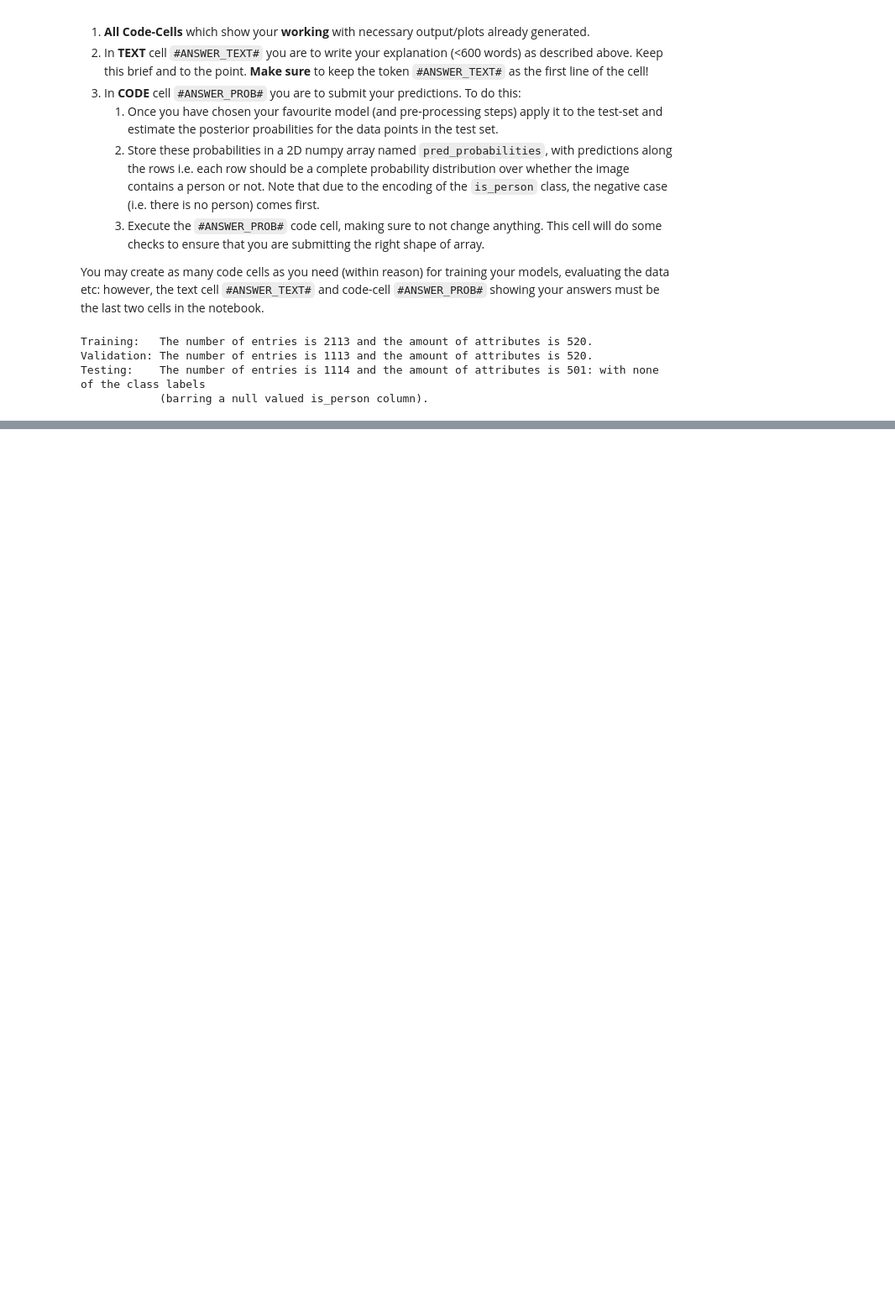
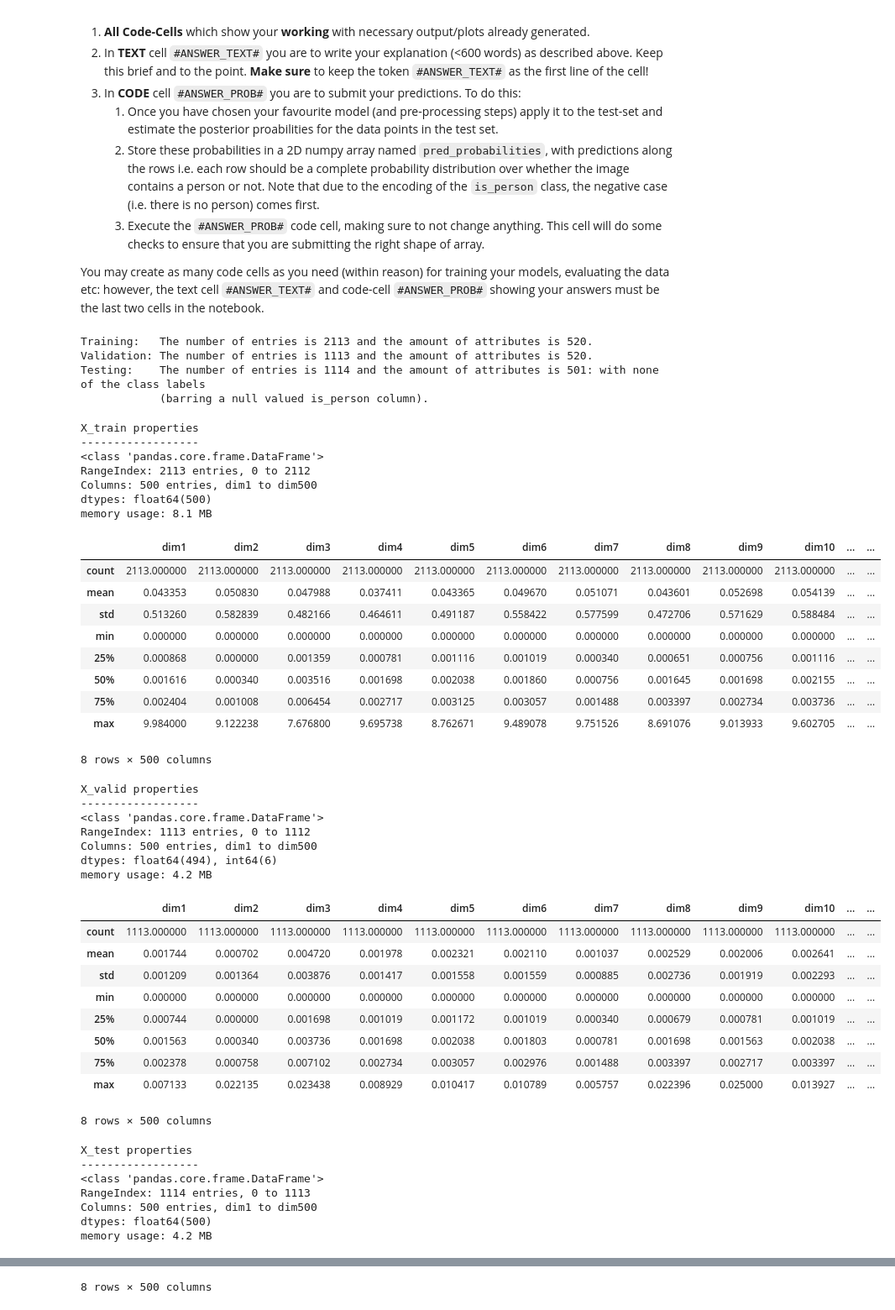
Before and after one commit to ZeroSum24/IAML2018, a Jupyter notebook: Assignments/03_B_MiniChallenge.ipynb, the cells around one changed output, grey strips where cells are left out. Shown at 84% size. Saved outputs shown, nothing was run; the diff lists cells and outputs as text; code cells hidden in the pictures; blank space fills up the shorter version.

```diff
--- a/Assignments/03_B_MiniChallenge.ipynb
+++ b/Assignments/03_B_MiniChallenge.ipynb
@@ -213,0 +217,68 @@ y_out = images_c_test['is_person'].values
+# %%
+# Summarising key properties of the data using the appropriate pandas methods:
+
+print("X_train properties")
+print("------------------")
+# displaying overview information
+X_train.info()
+
+# displaying statistical information about the dataset
+display(X_train.describe())
+
+print("\nX_valid properties")
+print("------------------")
+# displaying overview information
+X_valid.info()
+
+# displaying statistical information about the dataset
+display(X_valid.describe())
+
+print("\nX_test properties")
+print("------------------")
+# displaying overview information
+X_test.info()
+
+# displaying statistical information about the dataset
+display(X_test.describe())
+# %% [output]
+X_train properties
+------------------
+<class 'pandas.core.frame.DataFrame'>
+RangeIndex: 2113 entries, 0 to 2112
+Columns: 500 entries, dim1 to dim500
+dtypes: float64(500)
+memory usage: 8.1 MB
+|  | dim1 | dim2 | dim3 | dim4 | dim5 | dim6 | dim7 | dim8 | dim9 | dim10 | ... | ... |
+| count | 2113.000000 | 2113.000000 | 2113.000000 | 2113.000000 | 2113.000000 | 2113.000000 | 2113.000000 | 2113.000000 | 2113.000000 | 2113.000000 | ... | ... |
+| mean | 0.043353 | 0.050830 | 0.047988 | 0.037411 | 0.043365 | 0.049670 | 0.051071 | 0.043601 | 0.052698 | 0.054139 | ... | ... |
+| std | 0.513260 | 0.582839 | 0.482166 | 0.464611 | 0.491187 | 0.558422 | 0.577599 | 0.472706 | 0.571629 | 0.588484 | ... | ... |
+| min | 0.000000 | 0.000000 | 0.000000 | 0.000000 | 0.000000 | 0.000000 | 0.000000 | 0.000000 | 0.000000 | 0.000000 | ... | ... |
+| 25% | 0.000868 | 0.000000 | 0.001359 | 0.000781 | 0.001116 | 0.001019 | 0.000340 | 0.000651 | 0.000756 | 0.001116 | ... | ... |
+| 50% | 0.001616 | 0.000340 | 0.003516 | 0.001698 | 0.002038 | 0.001860 | 0.000756 | 0.001645 | 0.001698 | 0.002155 | ... | ... |
+| 75% | 0.002404 | 0.001008 | 0.006454 | 0.002717 | 0.003125 | 0.003057 | 0.001488 | 0.003397 | 0.002734 | 0.003736 | ... | ... |
+| max | 9.984000 | 9.122238 | 7.676800 | 9.695738 | 8.762671 | 9.489078 | 9.751526 | 8.691076 | 9.013933 | 9.602705 | ... | ... |
+8 rows × 500 columns
+X_valid properties
+------------------
+<class 'pandas.core.frame.DataFrame'>
+RangeIndex: 1113 entries, 0 to 1112
+Columns: 500 entries, dim1 to dim500
+dtypes: float64(494), int64(6)
+memory usage: 4.2 MB
+|  | dim1 | dim2 | dim3 | dim4 | dim5 | dim6 | dim7 | dim8 | dim9 | dim10 | ... | ... |
+| count | 1113.000000 | 1113.000000 | 1113.000000 | 1113.000000 | 1113.000000 | 1113.000000 | 1113.000000 | 1113.000000 | 1113.000000 | 1113.000000 | ... | ... |
+| mean | 0.001744 | 0.000702 | 0.004720 | 0.001978 | 0.002321 | 0.002110 | 0.001037 | 0.002529 | 0.002006 | 0.002641 | ... | ... |
+| std | 0.001209 | 0.001364 | 0.003876 | 0.001417 | 0.001558 | 0.001559 | 0.000885 | 0.002736 | 0.001919 | 0.002293 | ... | ... |
+| min | 0.000000 | 0.000000 | 0.000000 | 0.000000 | 0.000000 | 0.000000 | 0.000000 | 0.000000 | 0.000000 | 0.000000 | ... | ... |
+| 25% | 0.000744 | 0.000000 | 0.001698 | 0.001019 | 0.001172 | 0.001019 | 0.000340 | 0.000679 | 0.000781 | 0.001019 | ... | ... |
+| 50% | 0.001563 | 0.000340 | 0.003736 | 0.001698 | 0.002038 | 0.001803 | 0.000781 | 0.001698 | 0.001563 | 0.002038 | ... | ... |
+| 75% | 0.002378 | 0.000758 | 0.007102 | 0.002734 | 0.003057 | 0.002976 | 0.001488 | 0.003397 | 0.002717 | 0.003397 | ... | ... |
+| max | 0.007133 | 0.022135 | 0.023438 | 0.008929 | 0.010417 | 0.010789 | 0.005757 | 0.022396 | 0.025000 | 0.013927 | ... | ... |
+8 rows × 500 columns
+X_test properties
+------------------
+<class 'pandas.core.frame.DataFrame'>
+RangeIndex: 1114 entries, 0 to 1113
+Columns: 500 entries, dim1 to dim500
+dtypes: float64(500)
+memory usage: 4.2 MB
@@ -213,0 +294 @@ y_out = images_c_test['is_person'].values
+8 rows × 500 columns
```
Also changed, not shown: parts of 22 cells of this notebook.
